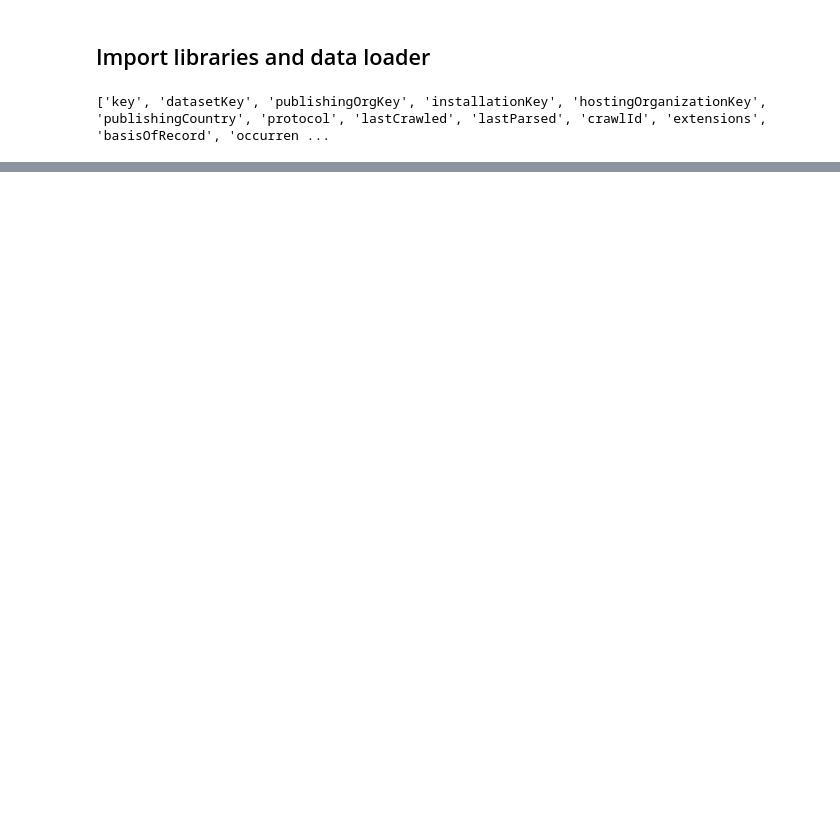
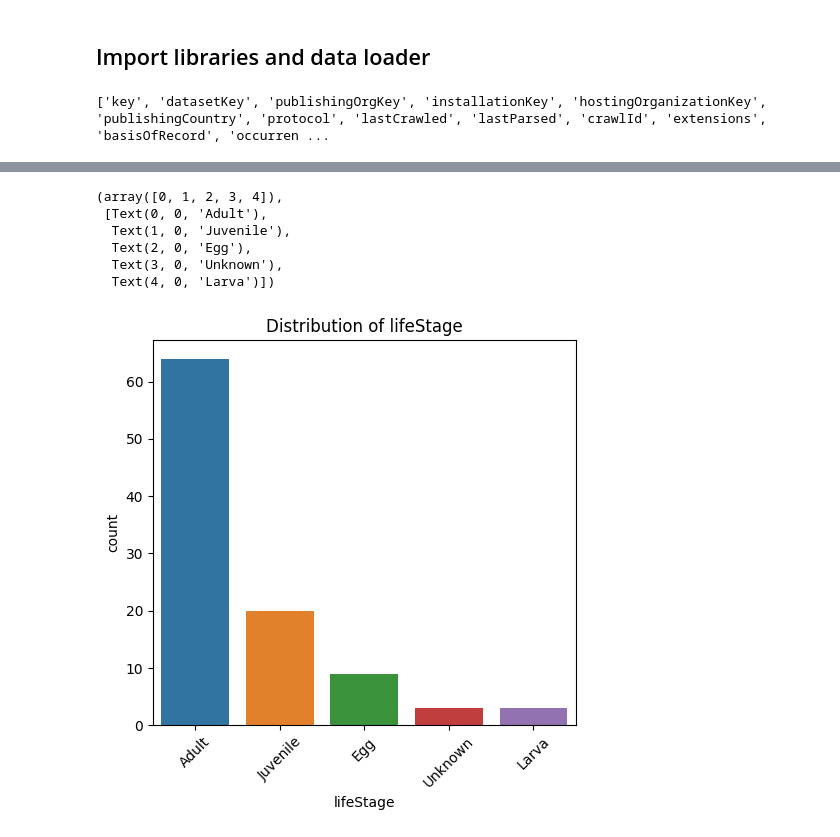
Before and after one commit to anhphuongnguyenquynh/marine-species-distribution-models-labs, a Jupyter notebook: notebook/gbif_data_exploration.ipynb, the cells around one changed output, grey strips where cells are left out. Cells and saved outputs as stored; diff of their text form; code cells hidden in the pictures; blank space fills up the shorter version.

```diff
--- a/notebook/gbif_data_exploration.ipynb
+++ b/notebook/gbif_data_exploration.ipynb
@@ -124,0 +165,14 @@ Unique values in column 'island': [nan 'Malpelo' 'Isla de Malpelo']
+# %%
+plt.figure(figsize=(12, 5))
+plt.subplot(1, 2, 1)
+sns.countplot(data=obis_data_subset, x='lifeStage', order=obis_data_subset['lifeStage'].value_counts().index)
+plt.title('Distribution of lifeStage')
+plt.xticks(rotation=45)
+# %% [output]
+(array([0, 1, 2, 3, 4]),
+ [Text(0, 0, 'Adult'),
+  Text(1, 0, 'Juvenile'),
+  Text(2, 0, 'Egg'),
+  Text(3, 0, 'Unknown'),
+  Text(4, 0, 'Larva')])
+[figure, added]
```
Also changed, not shown: parts of 13 cells of this notebook.
